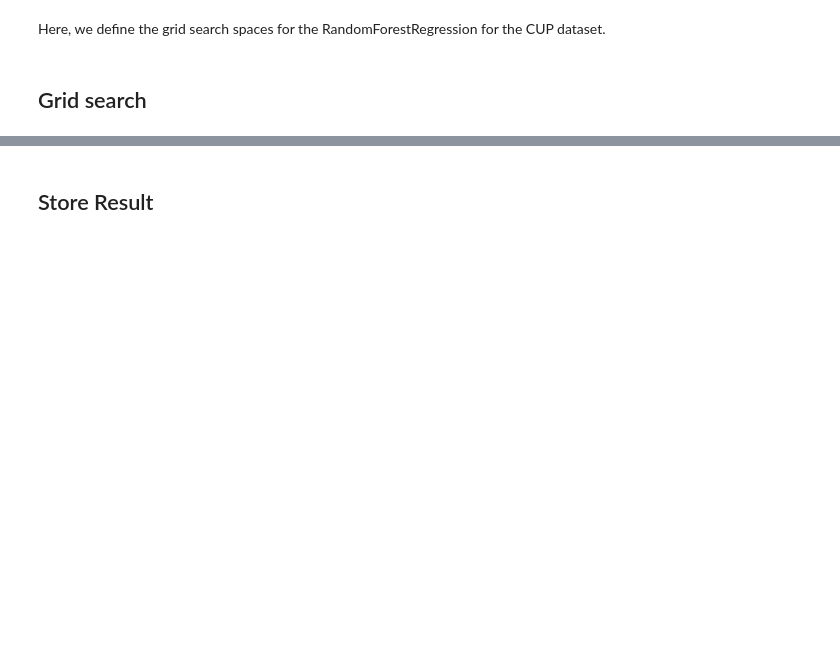
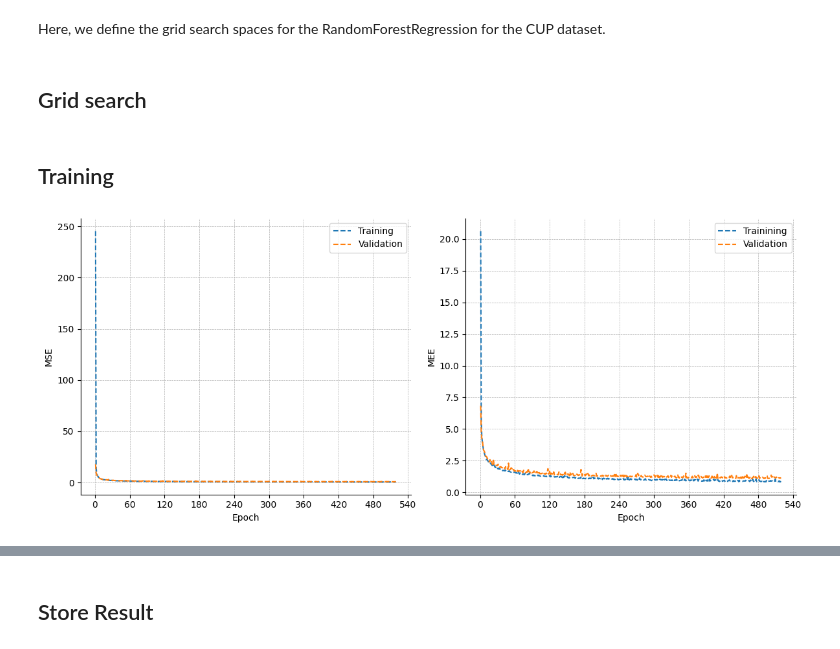
Before and after one commit to NennoMP/ML-B, a Jupyter notebook: notebooks/models/NN.ipynb, the cells around one changed output, grey strips where cells are left out. Cells and saved outputs as stored; diff of their text form; code cells hidden in the pictures; blank space fills up the shorter version.

```diff
--- a/notebooks/models/NN.ipynb
+++ b/notebooks/models/NN.ipynb
@@ -184,0 +144,4 @@ x_dev_cup, y_dev_cup, x_test_cup = load_cup(cup_dev_path, cup_test_path)
+# %%
+x_train_cup, x_val_tmp_cup, y_train_cup, y_val_tmp_cup = train_test_split(
+    x_dev_cup, y_dev_cup, test_size=VAL_SPLIT, random_state=128
+)
@@ -184,0 +151,4 @@ x_dev_cup, y_dev_cup, x_test_cup = load_cup(cup_dev_path, cup_test_path)
+# %%
+x_val_cup, x_internal_test_cup, y_val_cup, y_internal_test_cup = train_test_split(
+    x_val_tmp_cup, y_val_tmp_cup, test_size=INTERNAL_TEST_SPLIT, random_state=128  # 50% of 20% of validation set
+)
@@ -184,0 +157,3 @@ x_dev_cup, y_dev_cup, x_test_cup = load_cup(cup_dev_path, cup_test_path)
+# %%
+# Directories
+results_dir = root_path + '/results/' + MODEL_NAME + '/NN-SGD'
@@ -224,0 +213,19 @@ test_preds_cup = rfr.predict(x_test_cup)
+# %% [markdown]
+## Training
+# %%
+best_config = {
+    'lr': 0.0035,
+    'h_dim': 64,
+    'n_layers': 1,
+    'activation': 'ReLU',
+    'reg': 0.01,
+    'batch_size': len(x_train_cup),
+}
+
+model_nn_sgd_cup = get_nn_sgd_regressor(best_config)
+solver = Solver(model_nn_sgd_cup, x_train_cup, y_train_cup, x_val_cup, y_val_cup, target='mean_euclidean_error')
+solver.train(epochs=800, patience=50)
+# %%
+solver.plot_history(results_dir + '/CUP/history')
+# %% [output]
+[figure, added]
```
Also changed, not shown: parts of 39 cells of this notebook, 12 other files.
